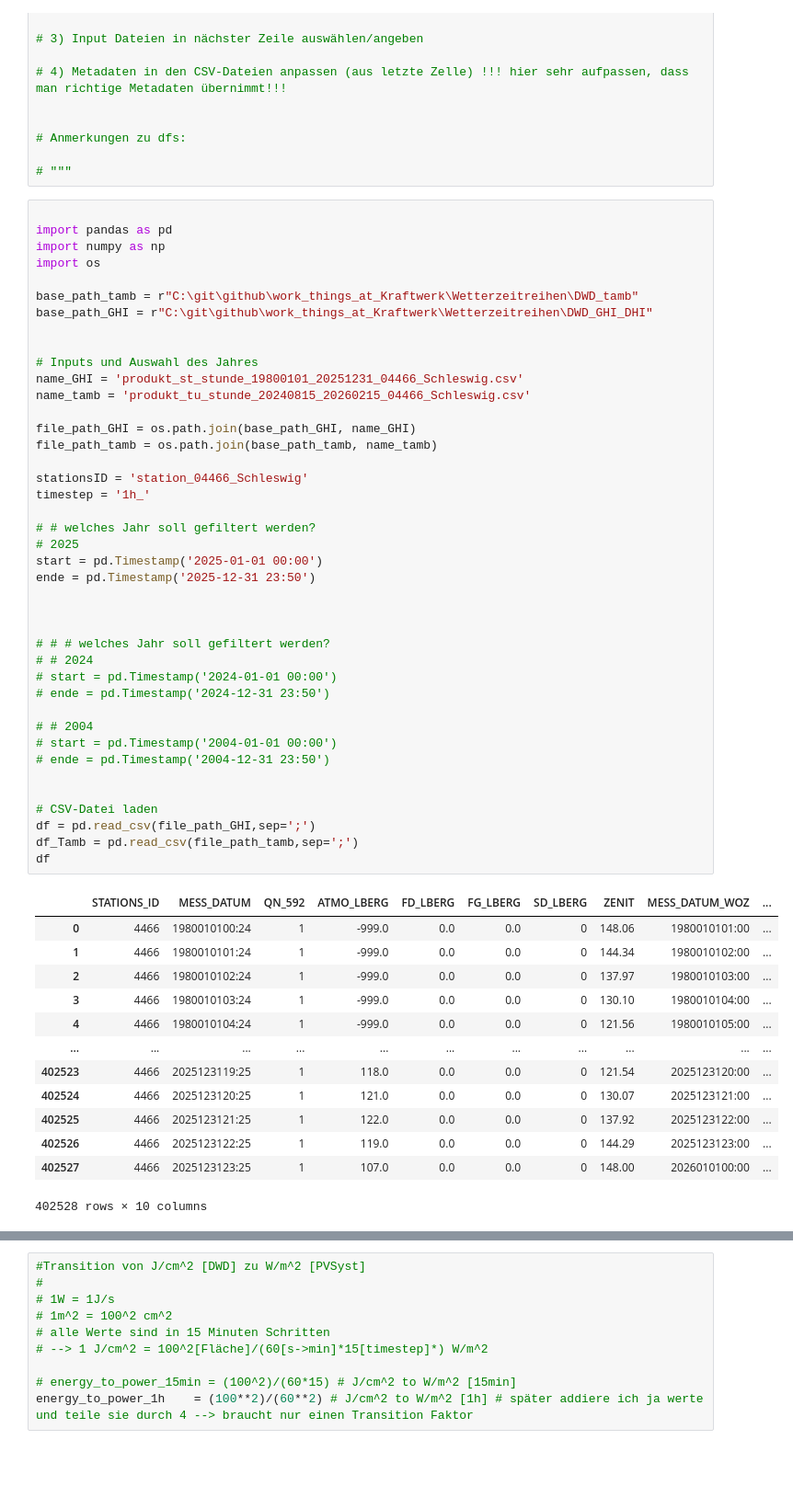
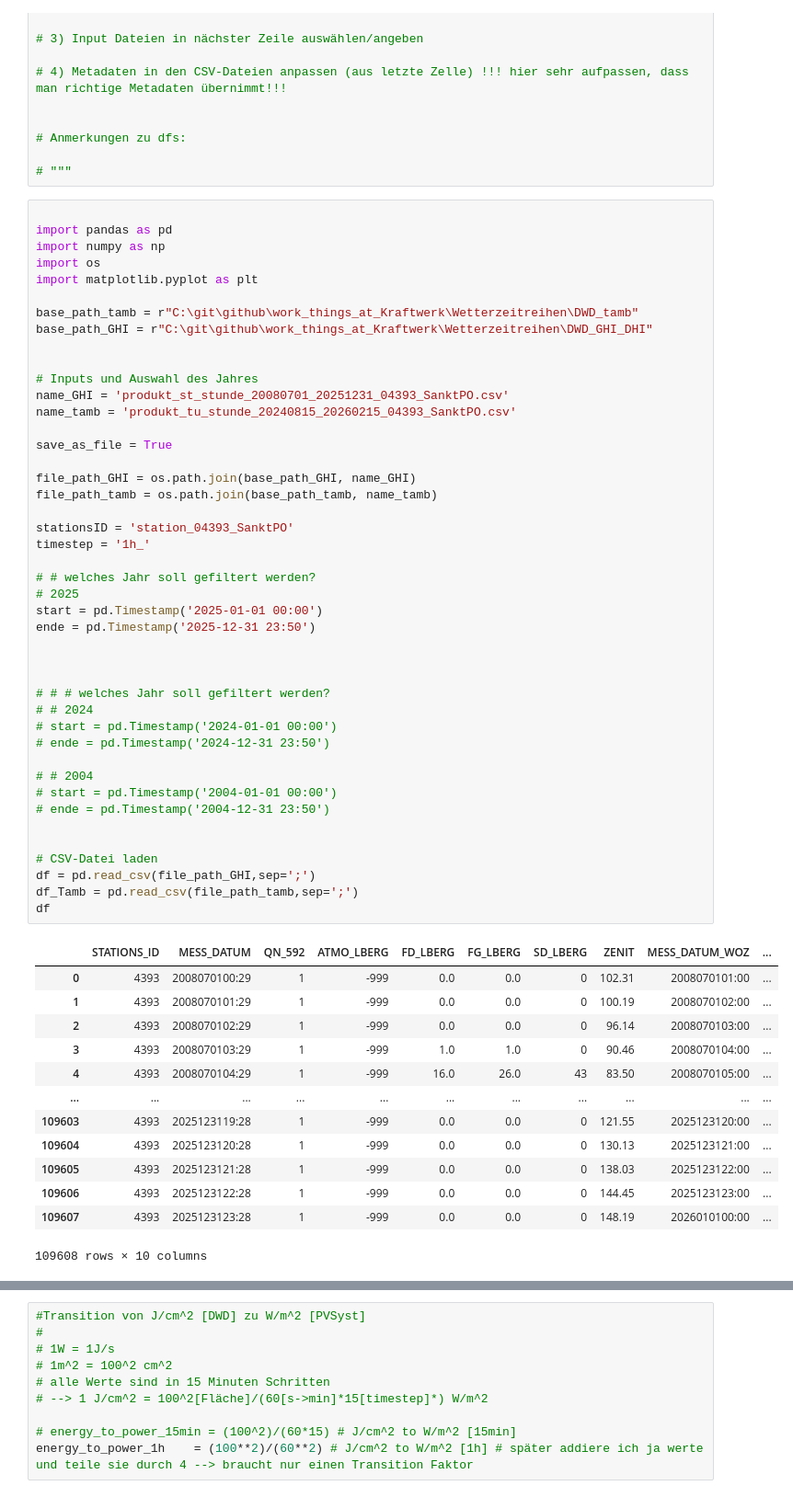
Before and after one commit to CasGross/work_things_at_Kraftwerk, a Jupyter notebook: Wetterzeitreihen/dwd_to_csv_hourly_timeshift.ipynb, the cells around one changed output, grey strips where cells are left out. Shown at 92% size. Cells and saved outputs as stored; diff of their text form; blank space fills up the shorter version.

```diff
--- a/Wetterzeitreihen/dwd_to_csv_hourly_timeshift.ipynb
+++ b/Wetterzeitreihen/dwd_to_csv_hourly_timeshift.ipynb
@@ -23,56 +23,59 @@
 import pandas as pd
 import numpy as np
 import os
+import matplotlib.pyplot as plt
 
 base_path_tamb = r"C:\git\github\work_things_at_Kraftwerk\Wetterzeitreihen\DWD_tamb"
 base_path_GHI = r"C:\git\github\work_things_at_Kraftwerk\Wetterzeitreihen\DWD_GHI_DHI"
 
 
 # Inputs und Auswahl des Jahres
-name_GHI = 'produkt_st_stunde_19800101_20251231_04466_Schleswig.csv'
-name_tamb = 'produkt_tu_stunde_20240815_20260215_04466_Schleswig.csv'
+name_GHI = 'produkt_st_stunde_20080701_20251231_04393_SanktPO.csv'
+name_tamb = 'produkt_tu_stunde_20240815_20260215_04393_SanktPO.csv'
+
+save_as_file = True
 
 file_path_GHI = os.path.join(base_path_GHI, name_GHI)
 file_path_tamb = os.path.join(base_path_tamb, name_tamb)
 
-stationsID = 'station_04466_Schleswig'
+stationsID = 'station_04393_SanktPO'
 timestep = '1h_'
 
 # # welches Jahr soll gefiltert werden?
 # 2025
 start = pd.Timestamp('2025-01-01 00:00')
 ende = pd.Timestamp('2025-12-31 23:50')
 
 
 
 # # # welches Jahr soll gefiltert werden?
 # # 2024
 # start = pd.Timestamp('2024-01-01 00:00')
 # ende = pd.Timestamp('2024-12-31 23:50')
 
 # # 2004
 # start = pd.Timestamp('2004-01-01 00:00')
 # ende = pd.Timestamp('2004-12-31 23:50')
 
 
 # CSV-Datei laden
 df = pd.read_csv(file_path_GHI,sep=';')
 df_Tamb = pd.read_csv(file_path_tamb,sep=';')
 df
 # %% [output]
 |  | STATIONS_ID | MESS_DATUM | QN_592 | ATMO_LBERG | FD_LBERG | FG_LBERG | SD_LBERG | ZENIT | MESS_DATUM_WOZ | ... |
-| 0 | 4466 | 1980010100:24 | 1 | -999.0 | 0.0 | 0.0 | 0 | 148.06 | 1980010101:00 | ... |
-| 1 | 4466 | 1980010101:24 | 1 | -999.0 | 0.0 | 0.0 | 0 | 144.34 | 1980010102:00 | ... |
-| 2 | 4466 | 1980010102:24 | 1 | -999.0 | 0.0 | 0.0 | 0 | 137.97 | 1980010103:00 | ... |
-| 3 | 4466 | 1980010103:24 | 1 | -999.0 | 0.0 | 0.0 | 0 | 130.10 | 1980010104:00 | ... |
-| 4 | 4466 | 1980010104:24 | 1 | -999.0 | 0.0 | 0.0 | 0 | 121.56 | 1980010105:00 | ... |
+| 0 | 4393 | 2008070100:29 | 1 | -999 | 0.0 | 0.0 | 0 | 102.31 | 2008070101:00 | ... |
+| 1 | 4393 | 2008070101:29 | 1 | -999 | 0.0 | 0.0 | 0 | 100.19 | 2008070102:00 | ... |
+| 2 | 4393 | 2008070102:29 | 1 | -999 | 0.0 | 0.0 | 0 | 96.14 | 2008070103:00 | ... |
+| 3 | 4393 | 2008070103:29 | 1 | -999 | 1.0 | 1.0 | 0 | 90.46 | 2008070104:00 | ... |
+| 4 | 4393 | 2008070104:29 | 1 | -999 | 16.0 | 26.0 | 43 | 83.50 | 2008070105:00 | ... |
 | ... | ... | ... | ... | ... | ... | ... | ... | ... | ... | ... |
-| 402523 | 4466 | 2025123119:25 | 1 | 118.0 | 0.0 | 0.0 | 0 | 121.54 | 2025123120:00 | ... |
-| 402524 | 4466 | 2025123120:25 | 1 | 121.0 | 0.0 | 0.0 | 0 | 130.07 | 2025123121:00 | ... |
-| 402525 | 4466 | 2025123121:25 | 1 | 122.0 | 0.0 | 0.0 | 0 | 137.92 | 2025123122:00 | ... |
-| 402526 | 4466 | 2025123122:25 | 1 | 119.0 | 0.0 | 0.0 | 0 | 144.29 | 2025123123:00 | ... |
-| 402527 | 4466 | 2025123123:25 | 1 | 107.0 | 0.0 | 0.0 | 0 | 148.00 | 2026010100:00 | ... |
+| 109603 | 4393 | 2025123119:28 | 1 | -999 | 0.0 | 0.0 | 0 | 121.55 | 2025123120:00 | ... |
+| 109604 | 4393 | 2025123120:28 | 1 | -999 | 0.0 | 0.0 | 0 | 130.13 | 2025123121:00 | ... |
+| 109605 | 4393 | 2025123121:28 | 1 | -999 | 0.0 | 0.0 | 0 | 138.03 | 2025123122:00 | ... |
+| 109606 | 4393 | 2025123122:28 | 1 | -999 | 0.0 | 0.0 | 0 | 144.45 | 2025123123:00 | ... |
+| 109607 | 4393 | 2025123123:28 | 1 | -999 | 0.0 | 0.0 | 0 | 148.19 | 2026010100:00 | ... |
-402528 rows × 10 columns
+109608 rows × 10 columns
 # %%
 # hier muss aufgepasst werden: manche Dateien haben %Y%m%d%H%M als Format, andere haben %Y%m%d%H:%M
 df_neu = df
```
Also changed, not shown: parts of 9 cells of this notebook, 10 other files.
